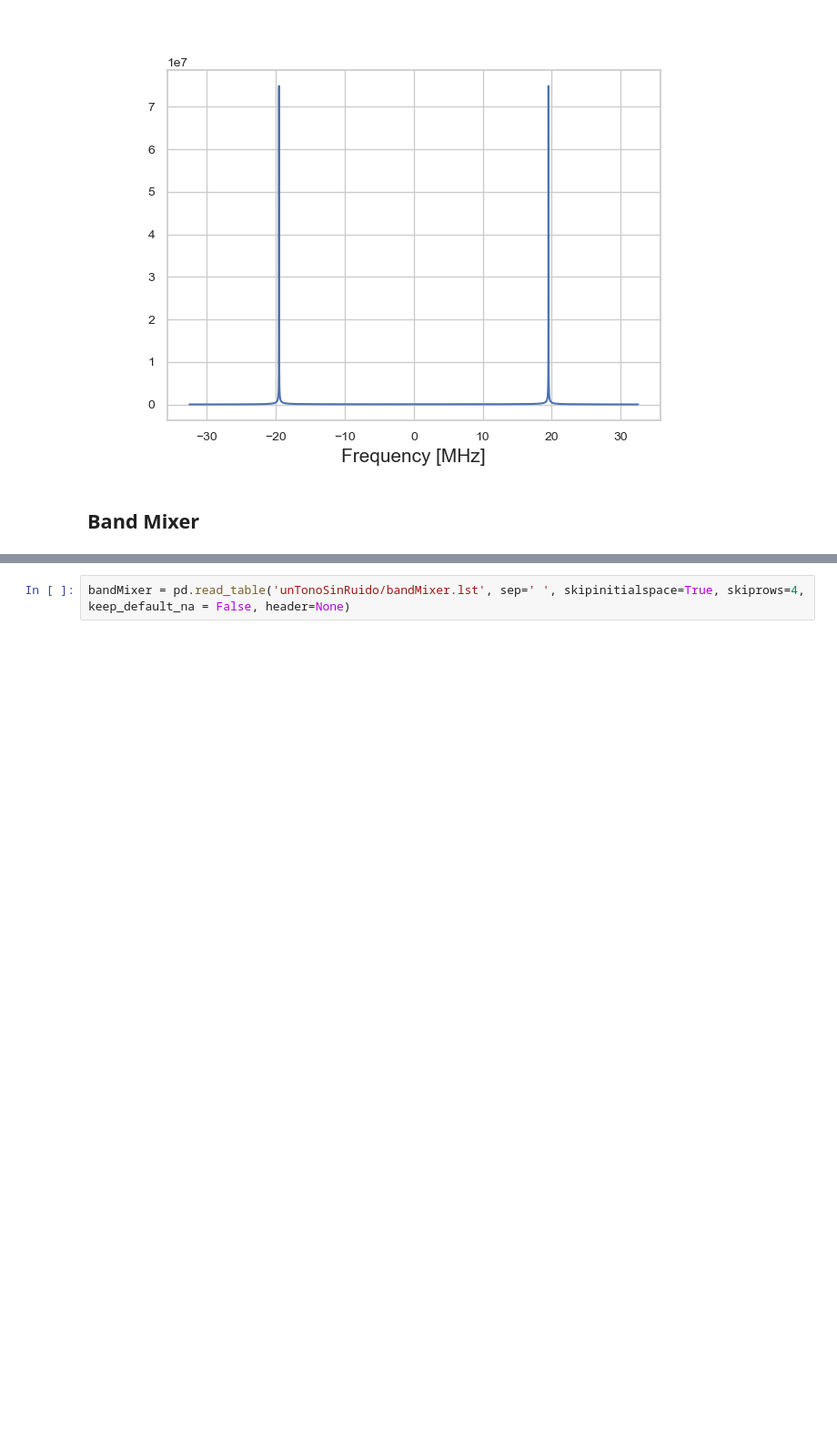
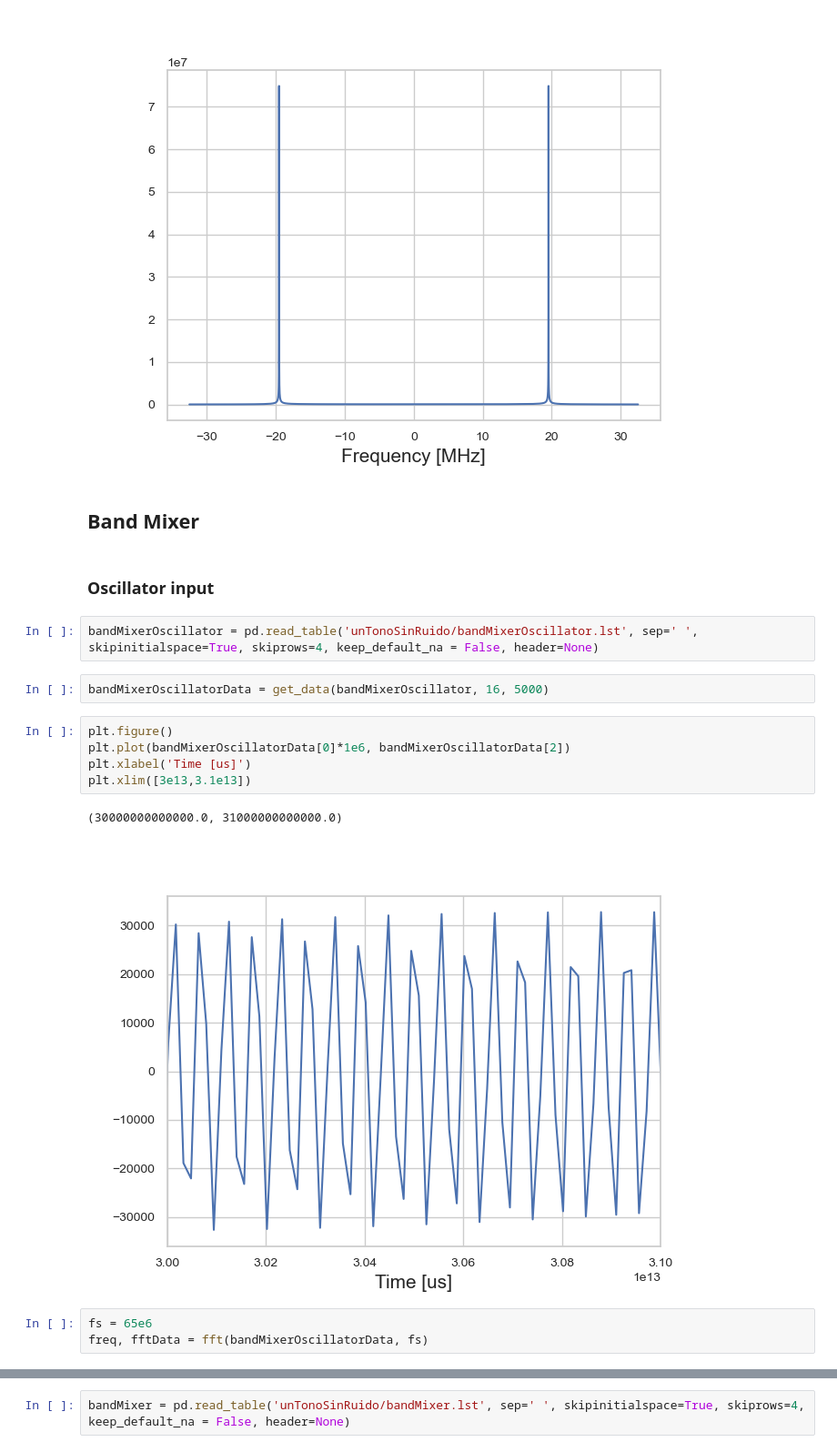
Before and after one commit to Fran-Mark/PI, a Jupyter notebook: Fpga/prj/preprocessing_stage/data_analysis/unTonoSinRuido.ipynb, the cells around one changed output, grey strips where cells are left out. Shown at 91% size. Drawn from its saved outputs; the diff is of its cells as text; blank space fills up the shorter version.

Commit message:
Pruebas con varios tonos incorporando ruido

```diff
--- a/Fpga/prj/preprocessing_stage/data_analysis/unTonoSinRuido.ipynb
+++ b/Fpga/prj/preprocessing_stage/data_analysis/unTonoSinRuido.ipynb
@@ -83,3 +85,20 @@ Text(0.5, 0, 'Frequency [MHz]')
 [figure]
 # %% [markdown]
 ## Band Mixer
+# %% [markdown]
+### Oscillator input
+# %%
+bandMixerOscillator = pd.read_table('unTonoSinRuido/bandMixerOscillator.lst', sep=' ', skipinitialspace=True, skiprows=4, keep_default_na = False, header=None)
+# %%
+bandMixerOscillatorData = get_data(bandMixerOscillator, 16, 5000)
+# %%
+plt.figure()
+plt.plot(bandMixerOscillatorData[0]*1e6, bandMixerOscillatorData[2])
+plt.xlabel('Time [us]')
+plt.xlim([3e13,3.1e13])
+# %% [output]
+(30000000000000.0, 31000000000000.0)
+[figure, added]
+# %%
+fs = 65e6
+freq, fftData = fft(bandMixerOscillatorData, fs)
```
Also changed, not shown: parts of 8 cells of this notebook, 5 other files.
